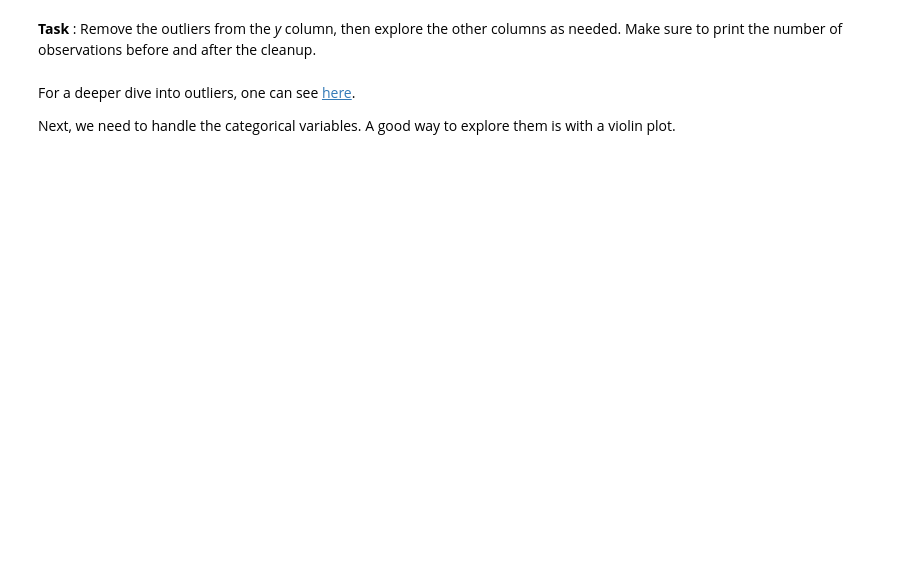
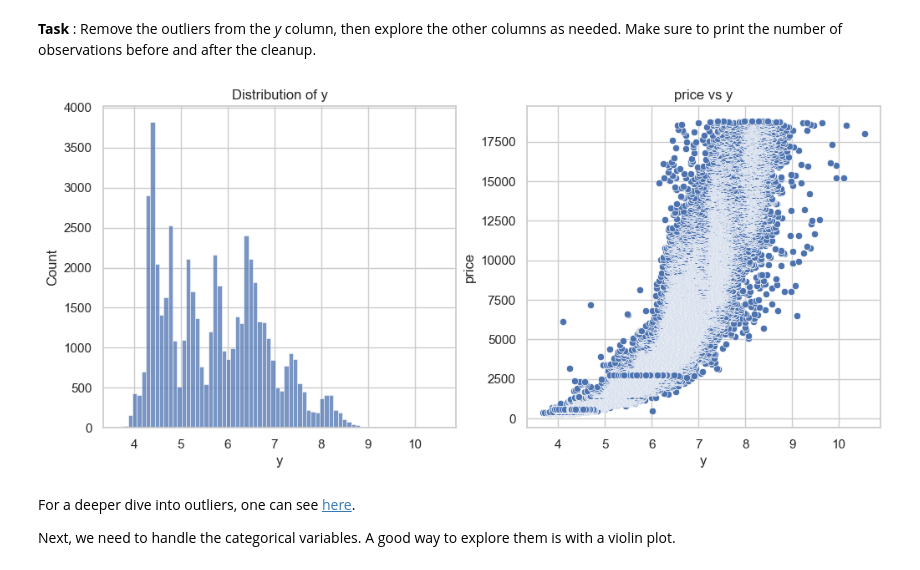
Before and after one commit to SpehKing/Pratical-Machine-Learning, a Jupyter notebook: NB1 - ML Basics/NB1 - Starter.ipynb, the cells around one changed output. Saved outputs shown, nothing was run; the diff lists cells and outputs as text; code cells hidden in the pictures; blank space fills up the shorter version.

```diff
--- a/NB1 - ML Basics/NB1 - Starter.ipynb
+++ b/NB1 - ML Basics/NB1 - Starter.ipynb
@@ -117,5 +243,12 @@ plt.show()
 # %% [markdown]
 **Task** : Remove the outliers from the *y* column, then explore the other columns as needed. Make sure to print the number of observations before and after the cleanup.
+# %%
+len(clean_df)
+removed_outliers_df = clean_df[clean_df['y'] < 20]
+# %%
+explore_column(removed_outliers_df, "y", "price")
+# %% [output]
+[figure, added]
 # %% [markdown]
 For a deeper dive into outliers, one can see [here](https://github.com/theo-lq/ML-IF-STIN/tree/master/Bonus/Outliers).
 
```
Also changed, not shown: parts of 28 cells of this notebook, 23 other files.
